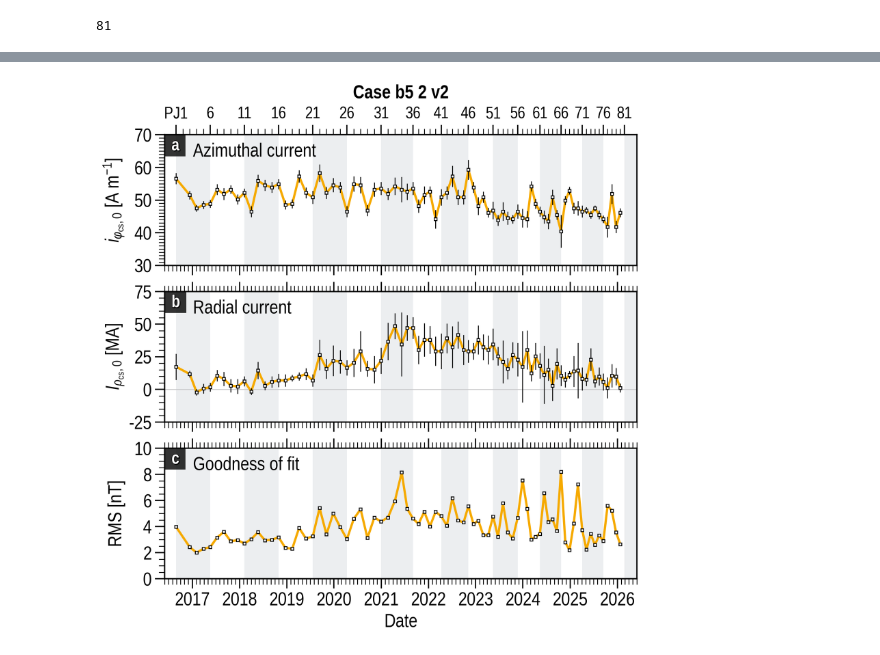
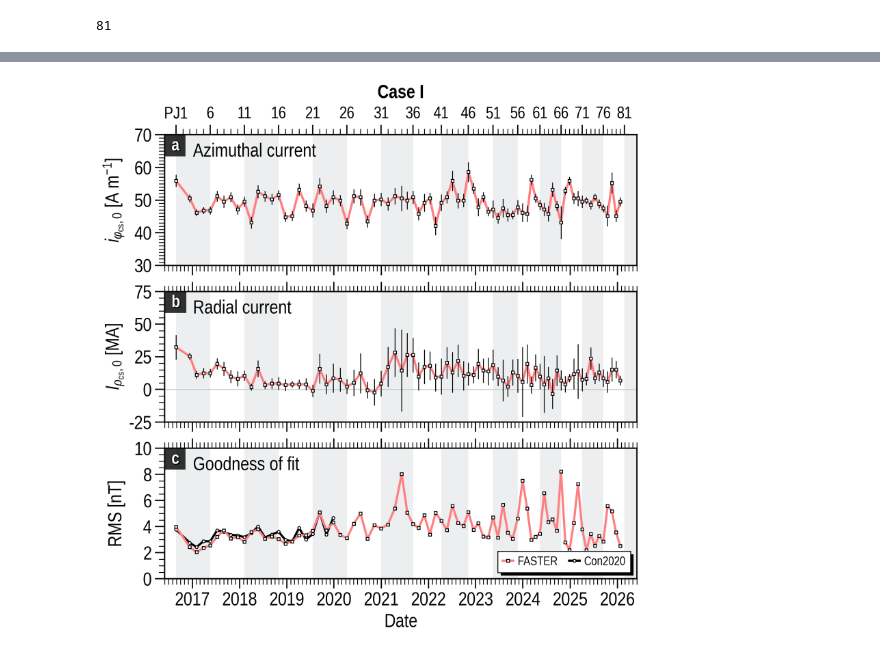
Before and after one commit to ShinnosukeSatoh/NewCurrentSheetModel, a Jupyter notebook: MAG_currentsheet_rms_3_b4.ipynb, the cells around one changed output, grey strips where cells are left out. Drawn from its saved outputs; the diff is of its cells as text; code cells hidden in the pictures.

```diff
--- a/MAG_currentsheet_rms_3_b4.ipynb
+++ b/MAG_currentsheet_rms_3_b4.ipynb
@@ -111,11 +111,11 @@ PJ_list = [1, 3, 4, 5,
            66, 67, 68, 69, 70,
            71, 72, 73, 74, 75,
            76, 77, 78, 79, 80]
-dir = 'results/insitu_fit_b5_2_v2_36rj'
+dir = 'results/insitu_fit_a0_a1_b5_2_v2_36rj'
 f0 = np.loadtxt(dir+'/result_PJ' +
                 str(PJ_list[0]).zfill(2)+'_PJ'+str(PJ_list[-1]).zfill(2)+'.txt')
-case = 'Case b5 2 v2'
-linecolor = UC.orange
+case = 'Case I'
+linecolor = UC.pink
 # %%
 # %% Juno's perijove times
 JUNO_PJ_TIMES = [
@@ -546,10 +546,17 @@ F.ax[1].errorbar(x=pj_2_date, y=f0[:, 3],
                  zorder=4)
 
 # RMS
+pj_2_date_con20 = []
+for i in range(con20_pj_idx.size):
+    pj_2_date_con20 += [JUNO_PJ_TIMES[int(f0[i, 0])-1]]
 F.ax[2].plot(pj_2_date, f0[:, 5],
              marker='s', color=linecolor, markersize=3.3,
-             linewidth=2.6, markeredgecolor='k', markerfacecolor='w',
-             zorder=2)
+             linewidth=2.5, markeredgecolor='k', markerfacecolor='w',
+             label='FASTER', zorder=2.1)
+F.ax[2].plot(pj_2_date_con20, con20_total_rmse,
+             marker='o', color='k', markersize=3.3,
+             linewidth=2.5, markeredgecolor='k', markerfacecolor='w',
+             label='Con2020', zorder=2)
 
 # PJ numbers on the top horizontal axis
 PJax = F.ax[0].twiny()
@@ -590,34 +597,34 @@ F.ax[0].text(0.06, 0.94,
              verticalalignment='top',
              horizontalalignment='left',
              transform=F.ax[0].transAxes)
 F.ax[1].text(0.06, 0.94,
              'Radial current',
              color='k',
              fontsize=F.fontsize,
              verticalalignment='top',
              horizontalalignment='left',
              transform=F.ax[1].transAxes)
 F.ax[2].text(0.06, 0.94,
              'Goodness of fit',
              color='k',
              fontsize=F.fontsize,
              verticalalignment='top',
              horizontalalignment='left',
              transform=F.ax[2].transAxes)
 
-"""legend = F.legend(ax_idx=0,
+legend = F.legend(ax_idx=2,
                   ncol=2, markerscale=1.0,
-                  loc='lower center',
+                  loc='lower right',
                   handlelength=0.85,
                   textcolor=False,
                   fontsize_scale=0.65,
                   handletextpad=0.35)
-legend_shadow(legend=legend, fig=F.fig, ax=F.ax[0], d=0.7)"""
+legend_shadow(legend=legend, fig=F.fig, ax=F.ax[0], d=0.7)
 
 plt.savefig('img/fit_summary/'+dir[8:]+'_time_002.pdf',
             bbox_inches='tight')
 plt.show()
 F.close()
 plt.close()
 # %% [output]
-[figure, old version]
+[figure, new version]
```
Also changed, not shown: parts of 10 cells of this notebook, 7 other files.
